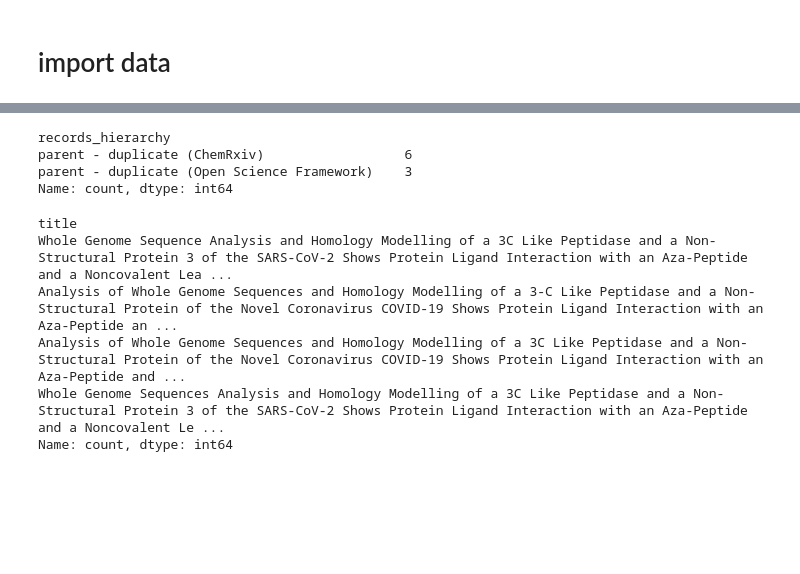
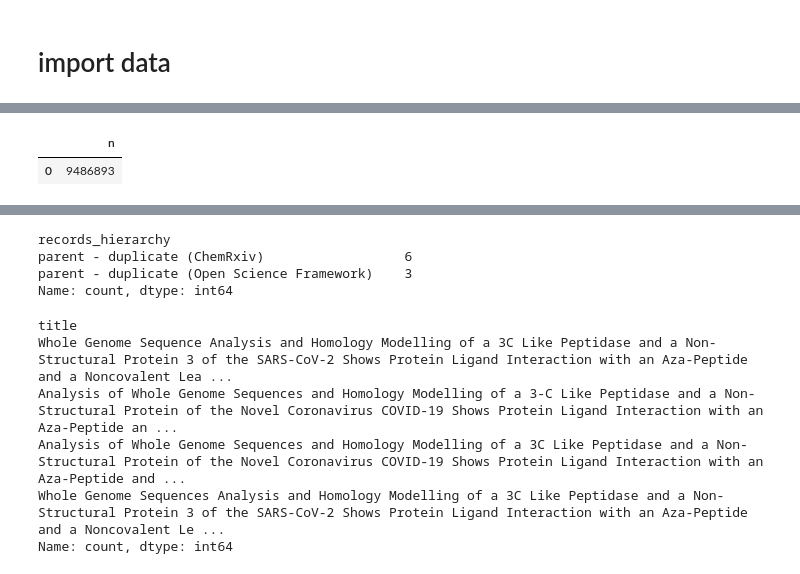
Before and after one commit to descartesmbogning/preprint-harvester, a Jupyter notebook: notebooks/2_run_dedupe_pipeline_two_passes.ipynb, the cells around one changed output, grey strips where cells are left out. Saved outputs shown, nothing was run; the diff lists cells and outputs as text; code cells hidden in the pictures; blank space fills up the shorter version.

```diff
--- a/notebooks/01_data_processing_dedupe_title_merge_groupid.ipynb
+++ b/notebooks/2_run_dedupe_pipeline_two_passes.ipynb
@@ -818,0 +44,49 @@ result
+# %%
+con.execute(f"""
+CREATE OR REPLACE VIEW server_thin AS
+SELECT
+  CAST(record_id AS VARCHAR)           AS record_id,
+  CAST(server_name AS VARCHAR)         AS server_name,
+  CAST(backend AS VARCHAR)             AS backend,
+
+  CAST(doi AS VARCHAR)                 AS doi,
+  CAST(doi_url AS VARCHAR)             AS doi_url,
+  CAST(landing_page_url AS VARCHAR)    AS landing_page_url,
+
+  CAST(title AS VARCHAR) AS title,
+  -- CAST(abstract_text AS VARCHAR)      AS abstract_text,
+  CAST(authors_flat AS VARCHAR)      AS authors_flat,
+  CAST(institutions_flat AS VARCHAR)      AS institutions_flat,
+  CAST(countries_flat AS VARCHAR)      AS countries_flat,
+
+  -- Dates (helpful for temporal patterns)
+  -- CAST(publication_year AS VARCHAR)    AS publication_year,
+  -- CAST(date_created AS VARCHAR)        AS date_created,
+  -- CAST(date_posted AS VARCHAR)         AS date_posted,
+  -- CAST(date_deposited AS VARCHAR)      AS date_deposited,
+  -- CAST(date_published AS VARCHAR)      AS date_published,
+  -- CAST(date_published_online AS VARCHAR)      AS date_published_online,
+  -- CAST(date_issued AS VARCHAR)         AS date_issued,
+  -- CAST(date_indexed AS VARCHAR)        AS date_indexed,
+  -- CAST(date_updated AS VARCHAR)        AS date_updated,
+  -- CAST(date_registered AS VARCHAR)     AS date_registered,
+
+  -- Relationships (keep these for true version links)
+  CAST(relations_json AS VARCHAR)       AS relations_json,
+  CAST(version_label AS VARCHAR)       AS version_label,
+  CAST(is_version_of AS VARCHAR)       AS is_version_of,      -- keep as text; we’ll interpret later
+  CAST(is_preprint_of AS VARCHAR)      AS is_preprint_of,
+  CAST(has_preprint AS VARCHAR)      AS has_preprint,
+  CAST(has_review AS VARCHAR)      AS has_review,
+  CAST(has_published_version AS VARCHAR)      AS has_published_version,
+  CAST(published_version_ids_json AS VARCHAR) AS published_version_ids_json,
+  CAST(version_of_ids_json AS VARCHAR) AS version_of_ids_json,
+  CAST(update_to_json AS VARCHAR)      AS update_to_json,
+  CAST(raw_relationships_json AS VARCHAR)       AS raw_relationships_json,
+FROM all_backends
+""")
+
+con.execute("SELECT COUNT(*) AS n FROM server_thin").df()
+# %% [output]
+|  | n |
+| 0 | 9486893 |
```
Also changed, not shown: parts of 62 cells of this notebook, 15 other files.
